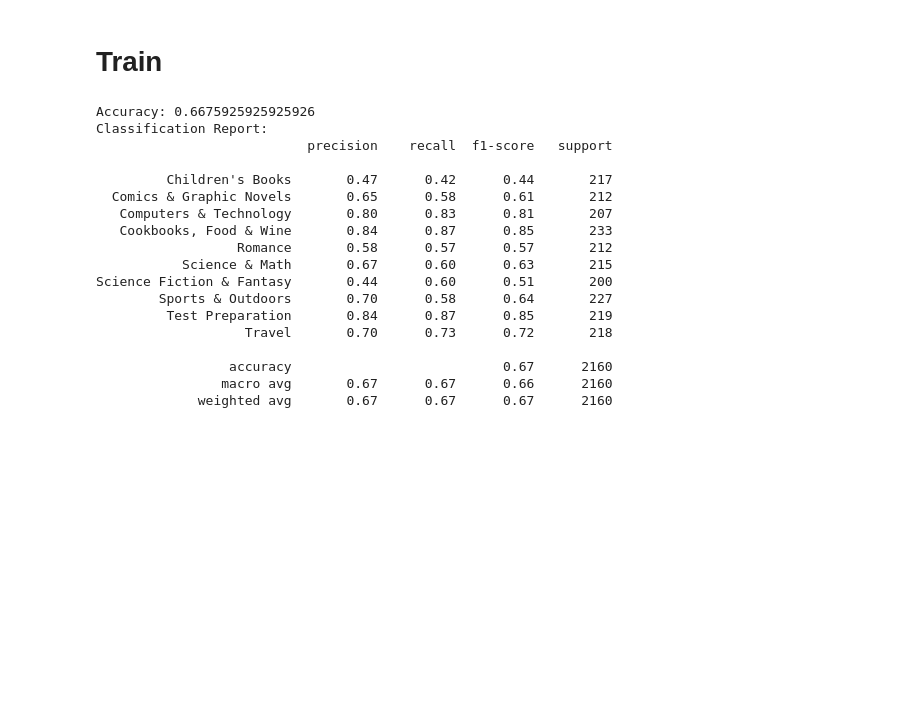
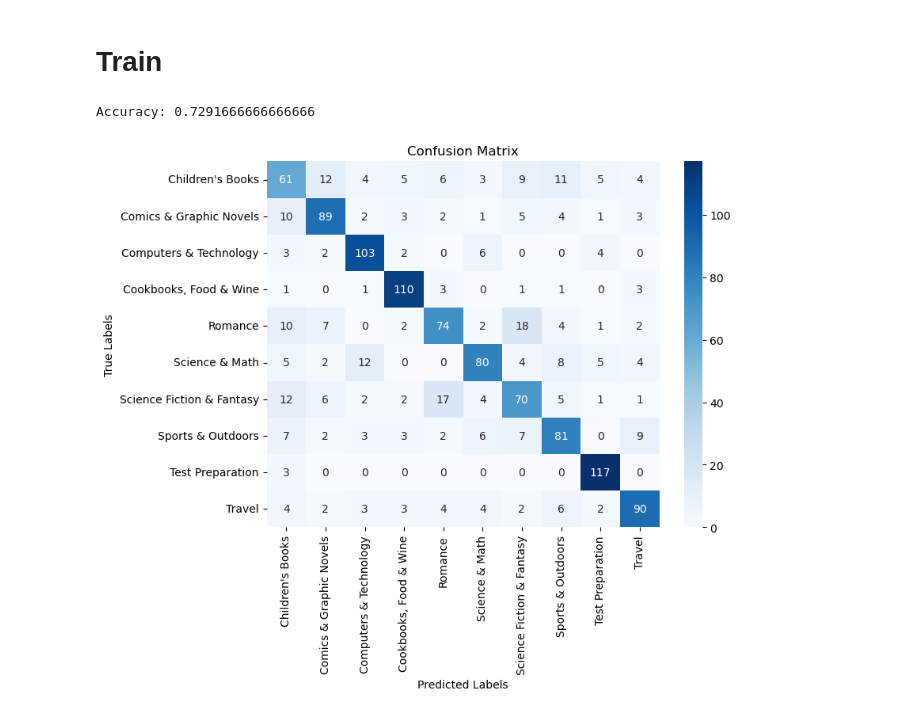
Before and after one commit to ldcth/ml-end_term, a Jupyter notebook: main.ipynb, the cells around one changed output. Cells and saved outputs as stored; diff of their text form; code cells hidden in the pictures; blank space fills up the shorter version.

```diff
--- a/main.ipynb
+++ b/main.ipynb
@@ -191,10 +243,24 @@ top_30_words.head(30)
 # %% [markdown]
 # Train
 # %%
-cv = CountVectorizer(max_features = 1500)
-x__train = cv.fit_transform(corpus).toarray()
-x__test = cv.fit_transform(corpus_test).toarray()
+cv = CountVectorizer()
+x_train = cv.fit_transform(corpus).toarray()
+x_test = cv.transform(corpus_test).toarray()
+y_train = df['Category'].values
+y_test = df_test['Category'].values
 # %%
 target = df['Category'].values
-X_train, X_test, y_train, y_test = train_test_split(x__train, target, test_size=0.2, random_state=42)
+target1 = df_test['Category'].values
+
+# X_train, X_test, y_train, y_test = train_test_split(x_train, target, test_size=0.2, random_state=42)
+# %%
+nb = multinomialNaiveBayes(x_train, x_test, y_train, y_test)
+# %%
+print(f"Accuracy: {nb[0]}")
+# %% [output]
+Accuracy: 0.7291666666666666
+# %%
+confusionMatrixHeatmap(nb[1], df['Category'].unique())
+# %% [output]
+[figure, added]
 # %%
@@ -208,38 +282,19 @@ y_real_pred = classifier.predict(x__test)
 # %%
-from sklearn.metrics import accuracy_score, confusion_matrix, classification_report
-# Accuracy
-accuracy = accuracy_score(y_test, y_pred)
-print(f"Accuracy: {accuracy}")
+# from sklearn.metrics import accuracy_score, confusion_matrix, classification_report
+# # Accuracy
+# accuracy = accuracy_score(y_test, y_pred)
+# print(f"Accuracy: {accuracy}")
 
-# accuracy_real = accuracy_score(y_test, y_real_pred)
-# print(f"Accuracy: {accuracy_real}")
+# # accuracy_real = accuracy_score(y_test, y_real_pred)
+# # print(f"Accuracy: {accuracy_real}")
 
-# Confusion Matrix
-cm = confusion_matrix(y_test, y_pred)
-# print("Confusion Matrix:")
-# print(cm)
+# # Confusion Matrix
+# cm = confusion_matrix(y_test, y_pred)
+# # print("Confusion Matrix:")
+# # print(cm)
 
-# Classification Report
-report = classification_report(y_test, y_pred)
-print("Classification Report:")
-print(report)
+# # Classification Report
+# report = classification_report(y_test, y_pred)
+# print("Classification Report:")
+# print(report)
-# %% [output]
-Accuracy: 0.6675925925925926
-Classification Report:
-                           precision    recall  f1-score   support
-
-         Children's Books       0.47      0.42      0.44       217
-  Comics & Graphic Novels       0.65      0.58      0.61       212
-   Computers & Technology       0.80      0.83      0.81       207
-   Cookbooks, Food & Wine       0.84      0.87      0.85       233
-                  Romance       0.58      0.57      0.57       212
-           Science & Math       0.67      0.60      0.63       215
-Science Fiction & Fantasy       0.44      0.60      0.51       200
-        Sports & Outdoors       0.70      0.58      0.64       227
-         Test Preparation       0.84      0.87      0.85       219
-                   Travel       0.70      0.73      0.72       218
-
-                 accuracy                           0.67      2160
-                macro avg       0.67      0.67      0.66      2160
-             weighted avg       0.67      0.67      0.67      2160
 # %%
```
Also changed, not shown: parts of 17 cells of this notebook, 12 other files.
